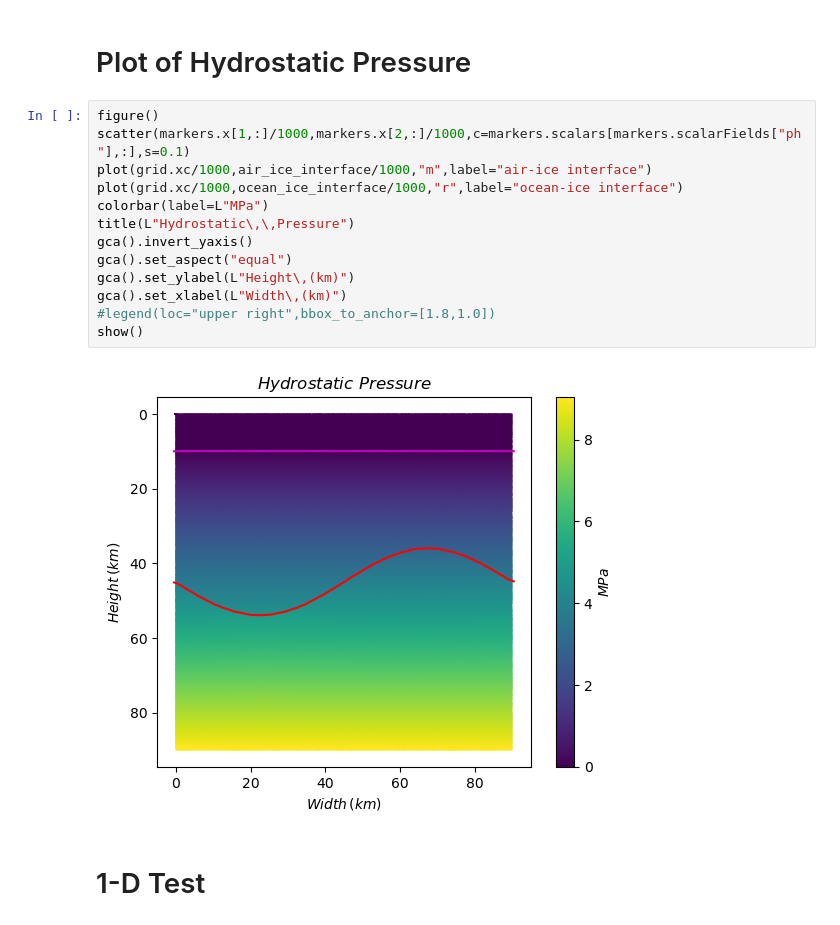
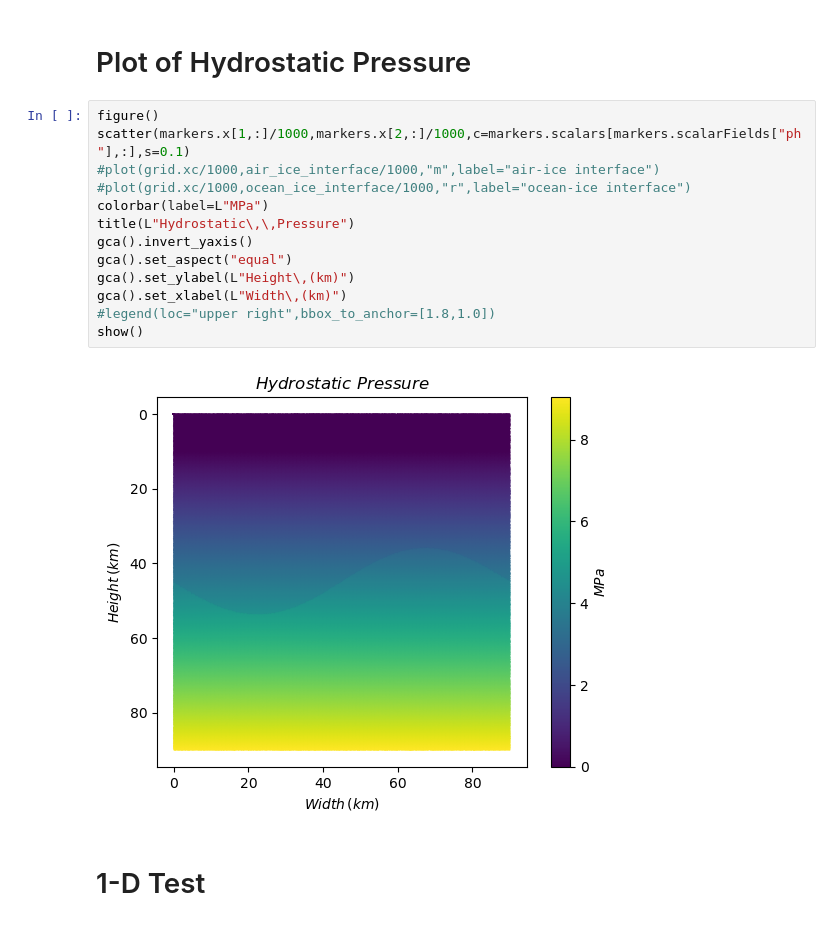
Before and after one commit to maxrudolph/gerya-julia, a Jupyter notebook: TestHydroPress.ipynb, the cells around one changed output. Drawn from its saved outputs; the diff is of its cells as text.

```diff
--- a/TestHydroPress.ipynb
+++ b/TestHydroPress.ipynb
@@ -531,18 +531,18 @@ Finished Step 2 time=0.2955526948181466 kyr
 # %%
 figure()
 scatter(markers.x[1,:]/1000,markers.x[2,:]/1000,c=markers.scalars[markers.scalarFields["ph"],:],s=0.1)
-plot(grid.xc/1000,air_ice_interface/1000,"m",label="air-ice interface")
-plot(grid.xc/1000,ocean_ice_interface/1000,"r",label="ocean-ice interface")
+#plot(grid.xc/1000,air_ice_interface/1000,"m",label="air-ice interface")
+#plot(grid.xc/1000,ocean_ice_interface/1000,"r",label="ocean-ice interface")
 colorbar(label=L"MPa")
 title(L"Hydrostatic\,\,Pressure")
 gca().invert_yaxis()
 gca().set_aspect("equal")
 gca().set_ylabel(L"Height\,(km)")
 gca().set_xlabel(L"Width\,(km)")
 #legend(loc="upper right",bbox_to_anchor=[1.8,1.0])
 show()
 # %% [output]
-[figure, old version]
+[figure, new version]
 # %% [markdown]
 # 1-D Test
 # %%
```
Also changed, not shown: parts of 3 cells of this notebook.
